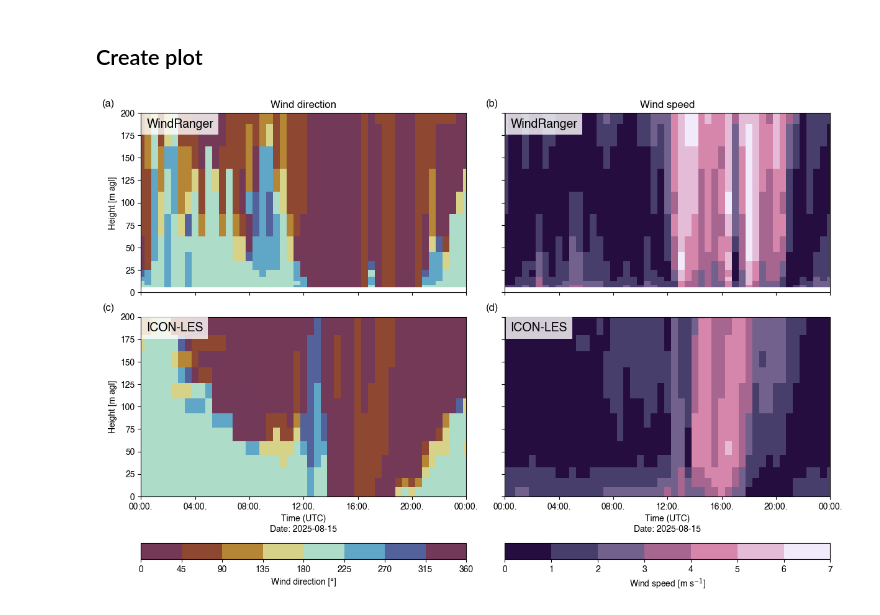
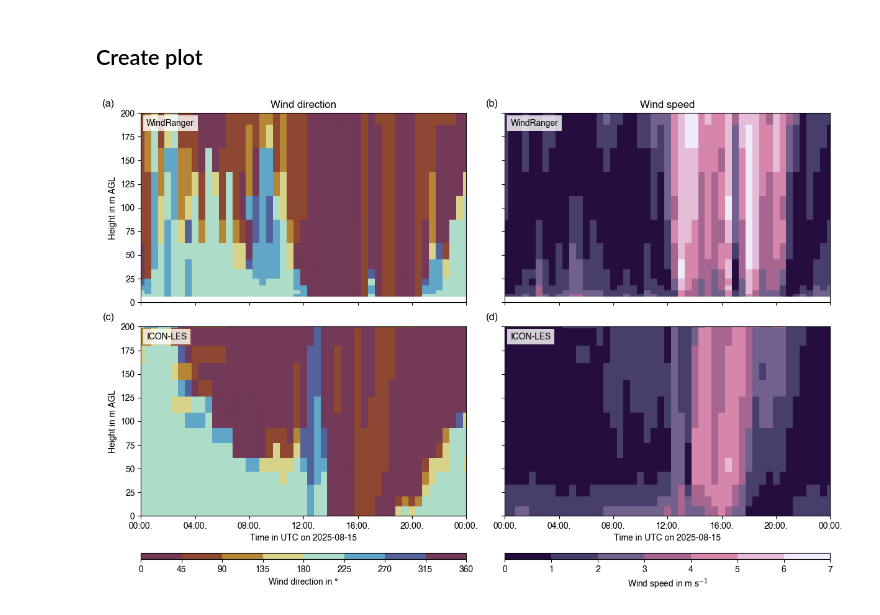
Before and after one commit to ClimLabTools/icon_validation, a Jupyter notebook: notebooks/fig_wr_icon_2D.ipynb, the cells around one changed output. Drawn from its saved outputs; the diff is of its cells as text; code cells hidden in the pictures.

```diff
--- a/notebooks/fig_wr_icon_2D.ipynb
+++ b/notebooks/fig_wr_icon_2D.ipynb
@@ -78,15 +78,15 @@ norm_wdir = BoundaryNorm(np.arange(0, 361, 45), cmap_wdir.N)
 
 ax = axs[0][0]
 pc = ax.pcolormesh(df_wr_wdir.index, df_wr_wdir.columns, df_wr_wdir.T, shading='auto', cmap=cmap_wdir, norm=norm_wdir)
-ax.set_ylabel('Height [m agl]')
+ax.set_ylabel('Height in m AGL')
 ax.set_title('Wind direction')
 
 ax = axs[1][0]
 pc = ax.pcolormesh(df_i_wdir.index, df_i_wdir.columns, df_i_wdir.T, shading='auto', cmap=cmap_wdir, norm=norm_wdir)
-cbar = fig.colorbar(pc, ax=ax, orientation='horizontal')
-cbar.set_label('Wind direction [°]')
+cbar = fig.colorbar(pc, ax=ax, orientation='horizontal', aspect=50)
+cbar.set_label('Wind direction in °')
 cbar.set_ticks(np.arange(0, 361, 45))
-ax.set_ylabel('Height [m agl]')
+ax.set_ylabel('Height in m AGL')
 
 # Wind Speed
 cmap_wspd = cm.acton
@@ -98,8 +98,8 @@ ax.set_title('Wind speed')
 
 ax = axs[1][1]
 pc = ax.pcolormesh(df_i_wspd.index, df_i_wspd.columns, df_i_wspd.T, shading='auto', cmap=cmap_wspd, norm=norm_wspd)
-cbar = fig.colorbar(pc, ax=ax, orientation='horizontal')
-cbar.set_label('Wind speed [m s$^{-1}$]')
+cbar = fig.colorbar(pc, ax=ax, orientation='horizontal', aspect=50)
+cbar.set_label('Wind speed in m s$^{-1}$')
 
 # Formatting
 for i,ax in enumerate(axs.flat):
@@ -110,33 +110,33 @@ for i,ax in enumerate(axs.flat):
         l='WindRanger'
     else:
         l='ICON-LES'
-        ax.set_xlabel(f"Time (UTC)\nDate: {dt_from.strftime('%Y-%m-%d')}")
+        ax.set_xlabel(f"Time in UTC on {dt_from.strftime('%Y-%m-%d')}")
         ax.xaxis.set_major_formatter(mdates.DateFormatter('%H:%M.'))
         ax.xaxis.set_major_locator(mdates.HourLocator(interval=4))
 
     # box in upper left corner
     ax.text(
-        0.017, 0.97, l, ha="left", va="top", fontsize=14,
+        0.017, 0.97, l, ha="left", va="top", fontsize=10,
         transform=ax.transAxes,  # axis coordinates
         bbox=dict(
             facecolor="white", edgecolor="none",
             alpha=0.8, boxstyle="square,pad=0.4"
         )
     )
 
 # panel letters
 for ax, letter in zip(axs.flat, string.ascii_lowercase):
     if letter in ['a','c']: x=-0.08
     else: x=-0.02
     ax.text(
         x, 1.025, f'({letter})',
         transform=ax.transAxes,
         fontsize=12, fontweight='bold',
         va='bottom', ha='right'
     )
 
 plt.savefig(fig_png_dir + f'HEF_WindRanger_ICON_profile_{dt_from.strftime('%Y%m%d')}.png', dpi=150, bbox_inches = 'tight', pad_inches = 0)
 plt.savefig(fig_pdf_dir + f'HEF_WindRanger_ICON_profile_{dt_from.strftime('%Y%m%d')}.pdf', dpi=300, bbox_inches = 'tight', pad_inches = 0)
 plt.show()
 # %% [output]
-[figure, old version]
+[figure, new version]
```
Also changed, not shown: 8 other files.
